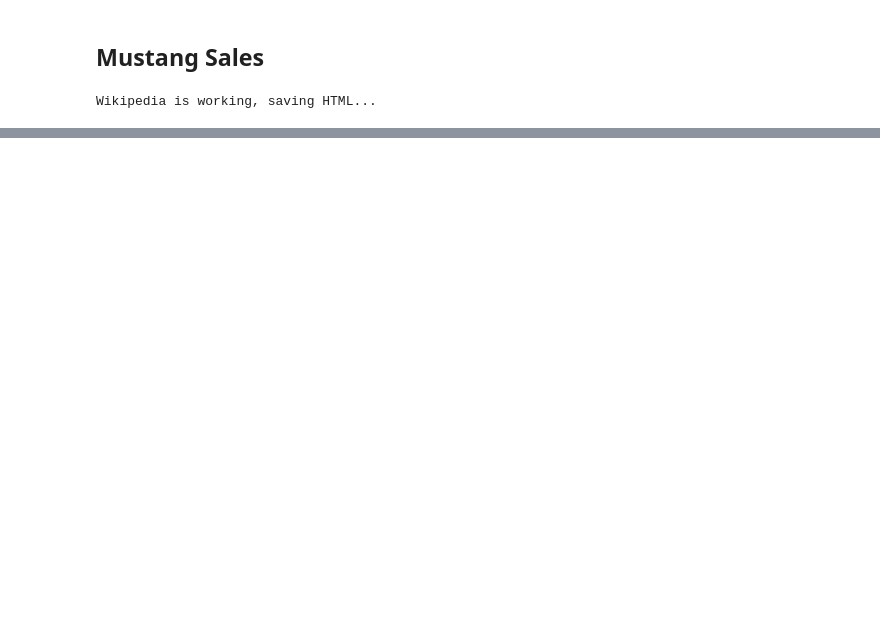
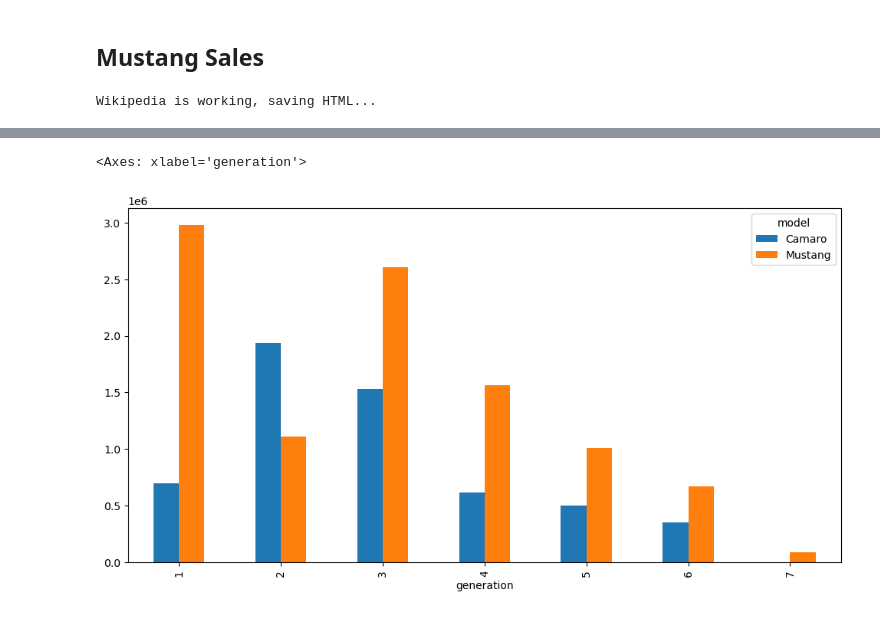
Before and after one commit to thomas-gette/mustang_camaro_sales, a Jupyter notebook: mustang_camaro_sales.ipynb, the cells around one changed output, grey strips where cells are left out. Cells and saved outputs as stored; diff of their text form; code cells hidden in the pictures; blank space fills up the shorter version.

```diff
--- a/mustang_camaro_sales.ipynb
+++ b/mustang_camaro_sales.ipynb
@@ -108,0 +234,15 @@ mustang_df.head()
+# %%
+gen_summary = unified_df.groupby(["generation", "model"])["sales"].sum().reset_index()
+gen_pivot = gen_summary.pivot(
+    index="generation",
+    columns="model",
+    values="sales"
+)
+# pivot(index="generation", columns="model", values="sales")
+gen_pivot.plot(
+    kind="bar",
+    figsize=(12,6)
+)
+# %% [output]
+<Axes: xlabel='generation'>
+[figure, added]
```
Also changed, not shown: parts of 32 cells of this notebook, 3 other files.
